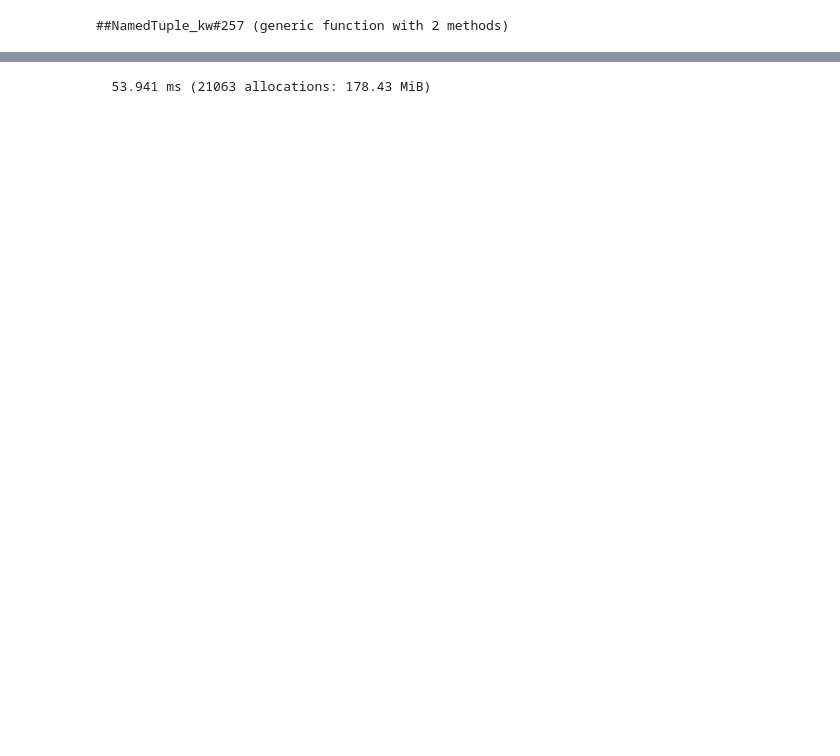
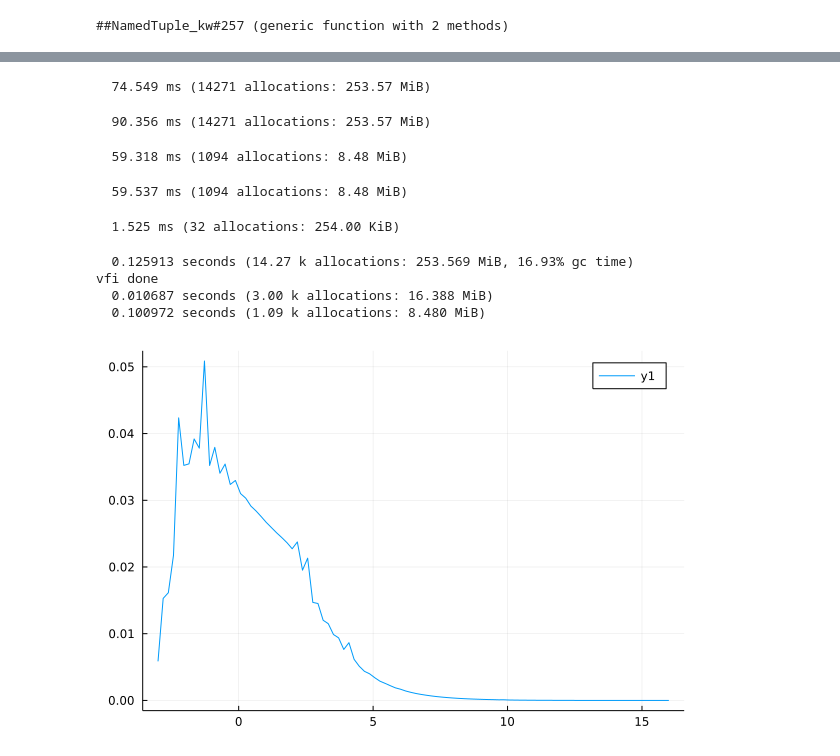
Before and after one commit to mwaugh0328/Hugget-Economy, a Jupyter notebook: hugget.ipynb, the cells around one changed output, grey strips where cells are left out. Cells and saved outputs as stored; diff of their text form; code cells hidden in the pictures; blank space fills up the shorter version.

```diff
--- a/hugget.ipynb
+++ b/hugget.ipynb
@@ -201,5 +250,41 @@ make_transition_prob (generic function with 1 method)
 # %%
-@btime value_function_itteration(test ; tol = 10^-3);
+@btime vfi2(test ; tol = 10^-3);
 # %% [output]
-  53.941 ms (21063 allocations: 178.43 MiB)
+  74.549 ms (14271 allocations: 253.57 MiB)
+# %%
+@btime vfi2(test ; tol = 10^-3);
+# %% [output]
+  90.356 ms (14271 allocations: 253.57 MiB)
+# %%
+@btime stationary_dist(tprob);
+# %% [output]
+  59.318 ms (1094 allocations: 8.48 MiB)
+# %%
+@btime stationary_dist(tprob);
+# %% [output]
+  59.537 ms (1094 allocations: 8.48 MiB)
+# %%
+@btime stationary_dist(tprob);
+# %% [output]
+  1.525 ms (32 allocations: 254.00 KiB)
+# %%
+test = model_params(σ = 0.3919, Nshocks = 10, Na = 100, amin = -3.0, amax = 16)
+
+@time vfout, pout = vfi2(test ; tol = 10^-3);
+
+println("vfi done")
+
+@time tprob = make_transition_prob(test, pout);
+
+@time  st = stationary_dist(tprob);
+
+st = reshape(st,test.Nshocks,test.Na)'
+
+plot(test.agrid, sum(st, dims = 2))
+# %% [output]
+  0.125913 seconds (14.27 k allocations: 253.569 MiB, 16.93% gc time)
+vfi done
+  0.010687 seconds (3.00 k allocations: 16.388 MiB)
+  0.100972 seconds (1.09 k allocations: 8.480 MiB)
+[figure, added]
 # %%
```
Also changed, not shown: parts of 12 cells of this notebook, 3 other files.
